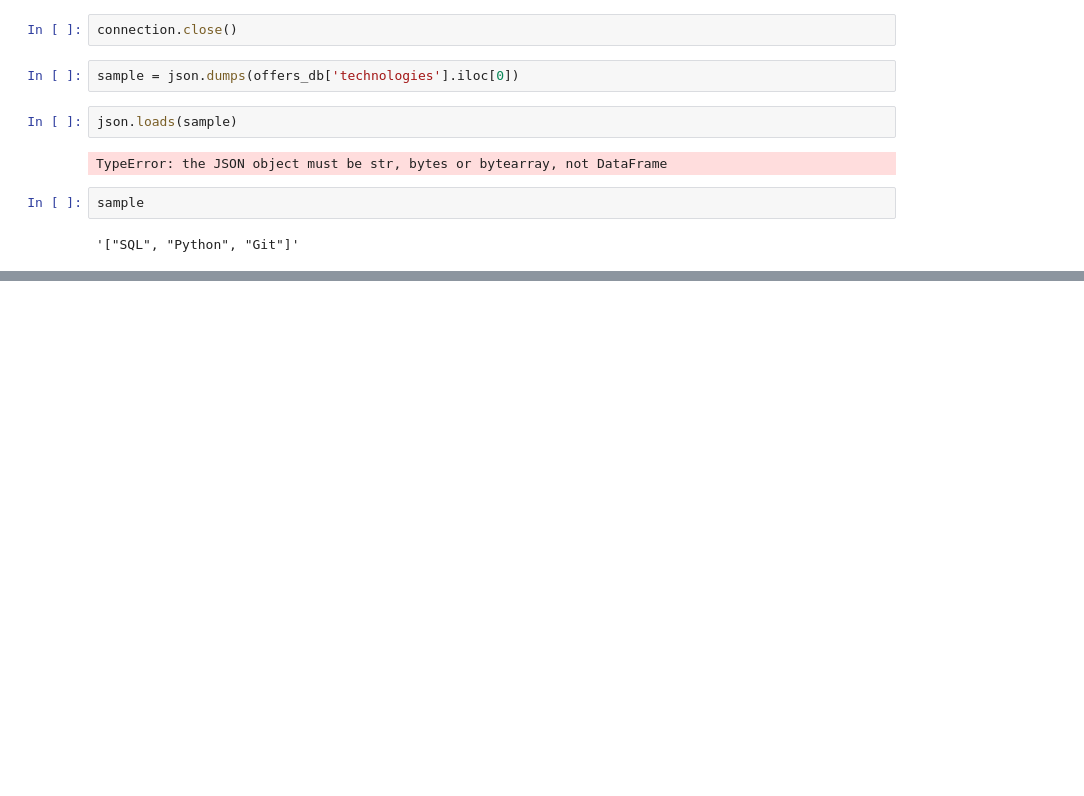
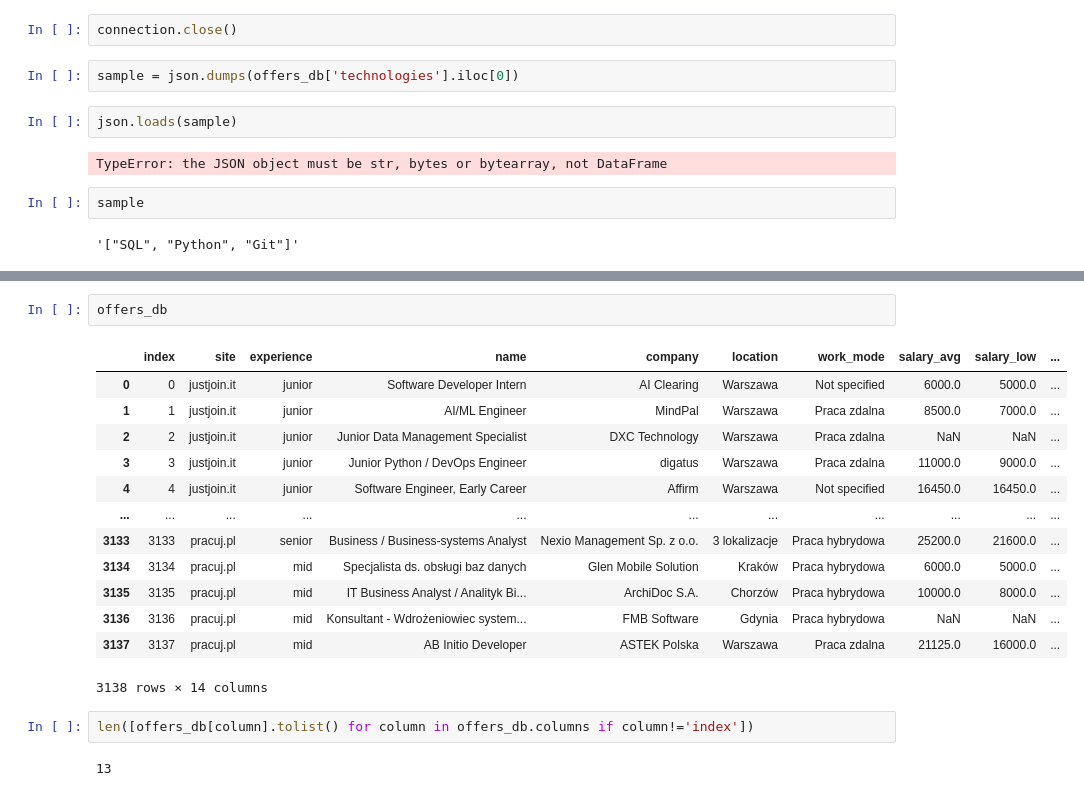
Before and after one commit to maciekr91/Project-Job-Market, a Jupyter notebook: scratchpad.ipynb, the cells around one changed output, grey strips where cells are left out. Cells and saved outputs as stored; diff of their text form; blank space fills up the shorter version.

```diff
--- a/scratchpad.ipynb
+++ b/scratchpad.ipynb
@@ -279,0 +327,20 @@ sample
+# %%
+offers_db
+# %% [output]
+|  | index | site | experience | name | company | location | work_mode | salary_avg | salary_low | ... |
+| 0 | 0 | justjoin.it | junior | Software Developer Intern | AI Clearing | Warszawa | Not specified | 6000.0 | 5000.0 | ... |
+| 1 | 1 | justjoin.it | junior | AI/ML Engineer | MindPal | Warszawa | Praca zdalna | 8500.0 | 7000.0 | ... |
+| 2 | 2 | justjoin.it | junior | Junior Data Management Specialist | DXC Technology | Warszawa | Praca zdalna | NaN | NaN | ... |
+| 3 | 3 | justjoin.it | junior | Junior Python / DevOps Engineer | digatus | Warszawa | Praca zdalna | 11000.0 | 9000.0 | ... |
+| 4 | 4 | justjoin.it | junior | Software Engineer, Early Career | Affirm | Warszawa | Not specified | 16450.0 | 16450.0 | ... |
+| ... | ... | ... | ... | ... | ... | ... | ... | ... | ... | ... |
+| 3133 | 3133 | pracuj.pl | senior | Business / Business-systems Analyst | Nexio Management Sp. z o.o. | 3 lokalizacje | Praca hybrydowa | 25200.0 | 21600.0 | ... |
+| 3134 | 3134 | pracuj.pl | mid | Specjalista ds. obsługi baz danych | Glen Mobile Solution | Kraków | Praca hybrydowa | 6000.0 | 5000.0 | ... |
+| 3135 | 3135 | pracuj.pl | mid | IT Business Analyst / Analityk Bi... | ArchiDoc S.A. | Chorzów | Praca hybrydowa | 10000.0 | 8000.0 | ... |
+| 3136 | 3136 | pracuj.pl | mid | Konsultant - Wdrożeniowiec system... | FMB Software | Gdynia | Praca hybrydowa | NaN | NaN | ... |
+| 3137 | 3137 | pracuj.pl | mid | AB Initio Developer | ASTEK Polska | Warszawa | Praca zdalna | 21125.0 | 16000.0 | ... |
+3138 rows × 14 columns
+# %%
+len([offers_db[column].tolist() for column in offers_db.columns if column!='index'])
+# %% [output]
+13
```
Also changed, not shown: parts of 9 cells of this notebook, 7 other files.
